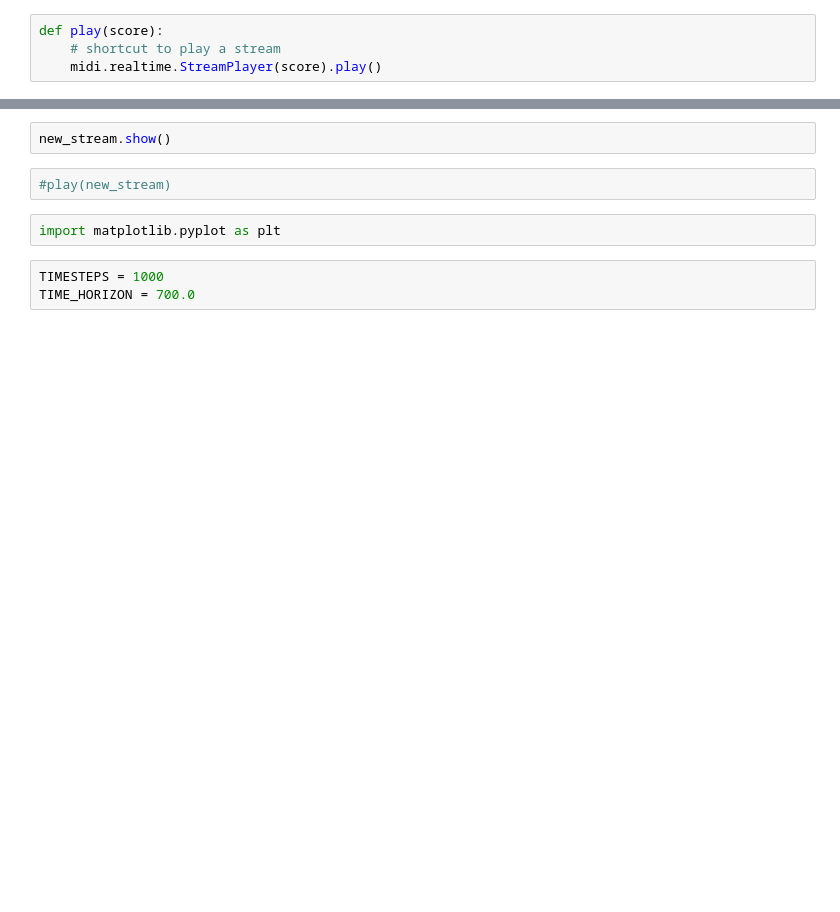
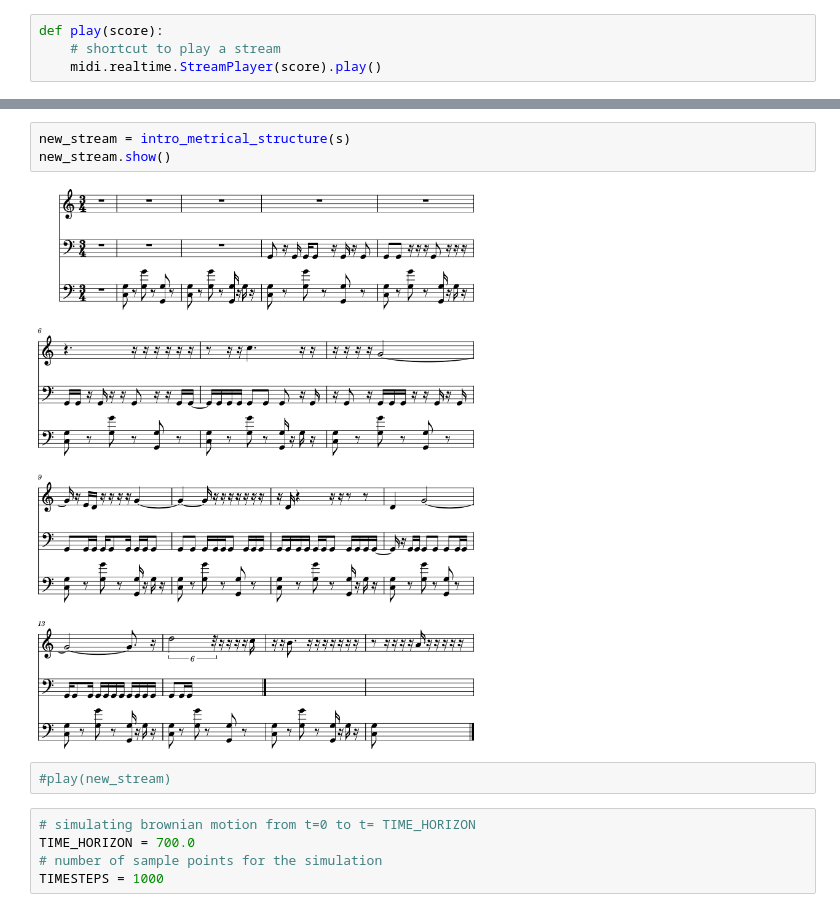
Before and after one commit to Dicedead/HUM274, a Jupyter notebook: main_project/Part1/generating.ipynb, the cells around one changed output, grey strips where cells are left out. Saved outputs shown, nothing was run; the diff lists cells and outputs as text; blank space fills up the shorter version.

```diff
--- a/main_project/Part1/generating.ipynb
+++ b/main_project/Part1/generating.ipynb
@@ -76,11 +95,14 @@ for parts in s:
 # %%
+new_stream = intro_metrical_structure(s)
 new_stream.show()
+# %% [output]
+[figure, added]
 # %%
 #play(new_stream)
-# %%
-import matplotlib.pyplot as plt
-# %%
-TIMESTEPS = 1000
-TIME_HORIZON = 700.0
+# %%
+# simulating brownian motion from t=0 to t= TIME_HORIZON
+TIME_HORIZON = 700.0
+# number of sample points for the simulation
+TIMESTEPS = 1000
 # %%
 def brownian_motion(dimensions=1, start_value = 0, time_horizon=TIME_HORIZON, timesteps= TIMESTEPS):
```
Also changed, not shown: parts of 13 cells of this notebook.
